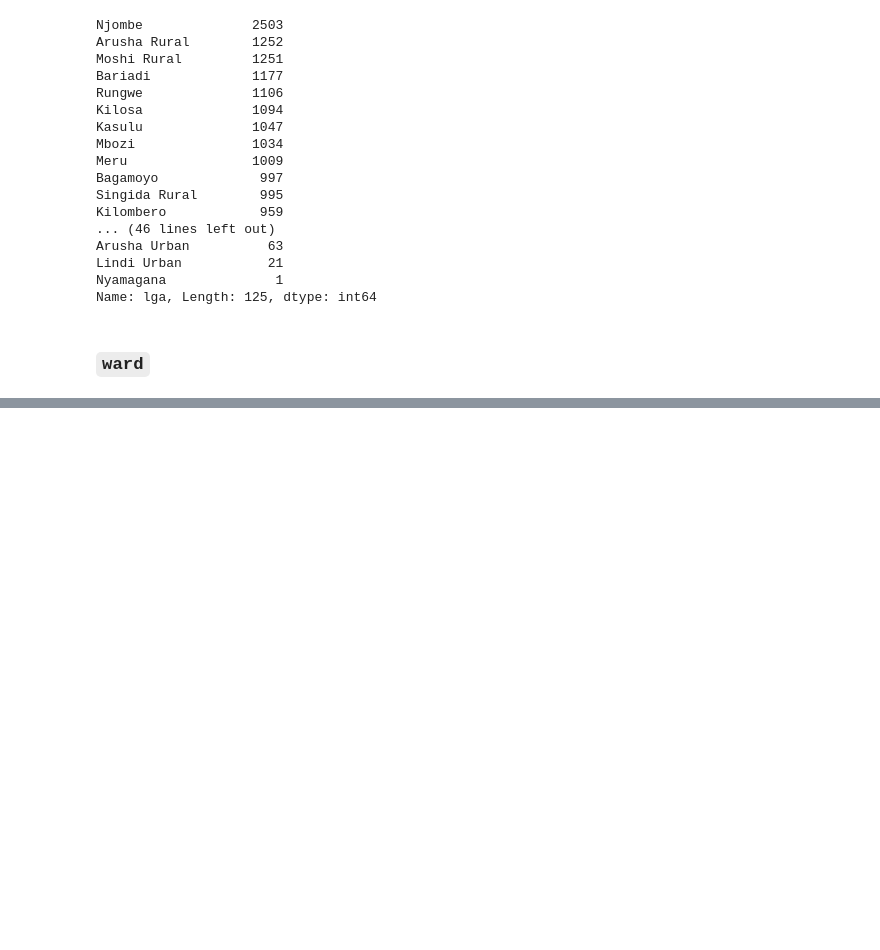
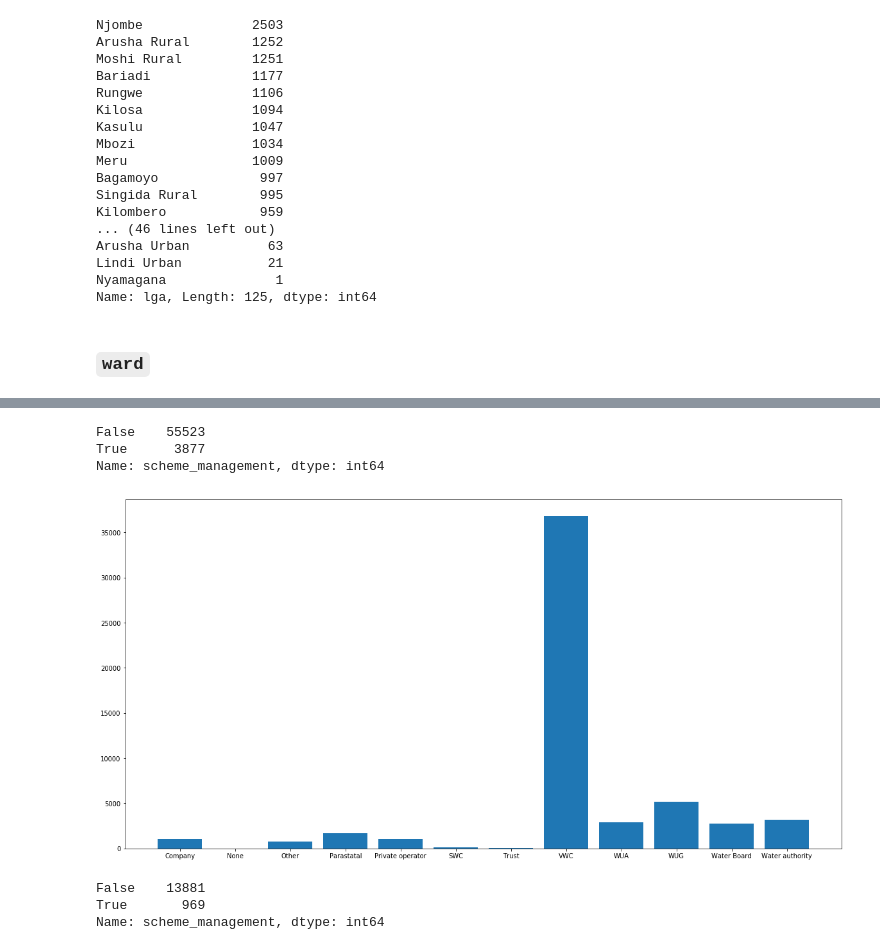
Before and after one commit to s28kiru/clean-pump-prediction, a Jupyter notebook: eda.ipynb, the cells around one changed output, grey strips where cells are left out. Cells and saved outputs as stored; diff of their text form; code cells hidden in the pictures; blank space fills up the shorter version.

```diff
--- a/eda.ipynb
+++ b/eda.ipynb
@@ -516,0 +639,16 @@ train_data.
+# %%
+train_data.scheme_management.isnull().value_counts()
+# %% [output]
+False    55523
+True      3877
+Name: scheme_management, dtype: int64
+# %%
+bar_plot(train_data.scheme_management)
+# %% [output]
+[figure, added]
+# %%
+test_data.scheme_management.isnull().value_counts()
+# %% [output]
+False    13881
+True       969
+Name: scheme_management, dtype: int64
```
Also changed, not shown: parts of 32 cells of this notebook.
